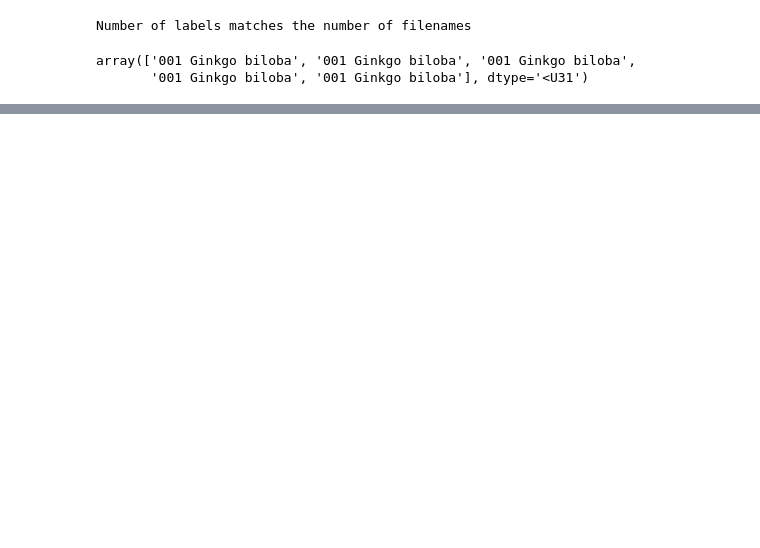
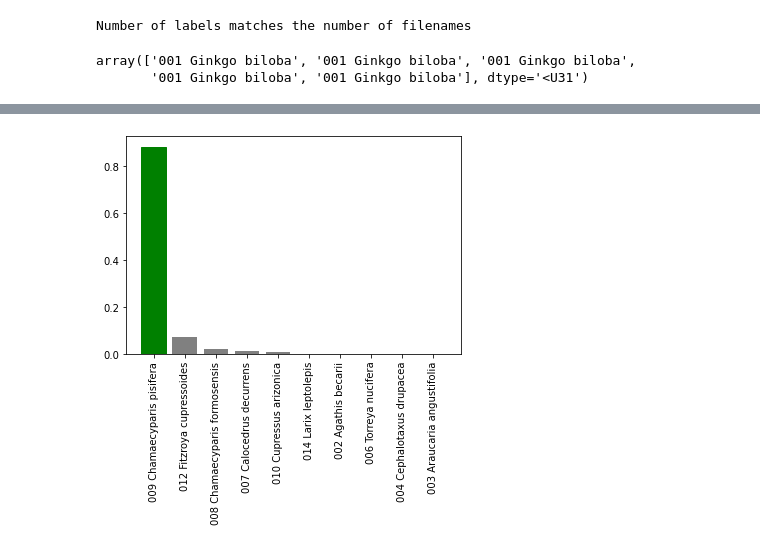
Before and after one commit to Manhow/LUT_CNN, a Jupyter notebook: ADAML.ipynb, the cells around one changed output, grey strips where cells are left out. Drawn from its saved outputs; the diff is of its cells as text; code cells hidden in the pictures; blank space fills up the shorter version.

```diff
--- a/ADAML.ipynb
+++ b/ADAML.ipynb
@@ -119,0 +520,6 @@ array(['001 Ginkgo biloba', '001 Ginkgo biloba', '001 Ginkgo biloba',
+# %%
+def get_pred_label(predictions_probabilities):
+    """
+    Turns an array of prediciton probs into a labels
+    """
+    return unique_species[np.argmax(predictions_probabilities)]
@@ -119,0 +551,40 @@ array(['001 Ginkgo biloba', '001 Ginkgo biloba', '001 Ginkgo biloba',
+# %%
+def plot_pred_conf(prediction_probabilities, labels, n=1):
+    """
+    Plus the top 10 highest predictions confidences along with the truth label for n sample.
+    """
+
+    pred_prob, true_label = prediction_probabilities[n], labels[n]
+
+    # Get the predicted label
+    pred_label = get_pred_label(pred_prob)
+
+    # Find the top 10 prediction indexes
+    top_10_pred_indexes = pred_prob.argsort()[-10:][::-1]
+
+
+    # Find the top 10 prediction cofidence values
+    top_10_pred_values = pred_prob[top_10_pred_indexes]
+
+    # Find the top 10 prediction labels
+    top_10_pred_labels = unique_species[top_10_pred_indexes]
+
+    # Plotting
+    top_plot = plt.bar(np.arange(len(top_10_pred_labels)),
+                     top_10_pred_values,
+                     color="grey")
+    plt.xticks(np.arange(len(top_10_pred_labels)),
+             labels=top_10_pred_labels,
+             rotation="vertical")
+
+  # Change the color of true labels
+    if np.isin(true_label, top_10_pred_labels):
+        top_plot[np.argmax(top_10_pred_labels == true_label)].set_color("green")
+    else:
+        pass
+# %%
+plot_pred_conf(prediction_probabilities=predictions,
+               labels = val_labels,
+               n=9)
+# %% [output]
+[figure, added]
```
Also changed, not shown: parts of 58 cells of this notebook, 2 other files.
